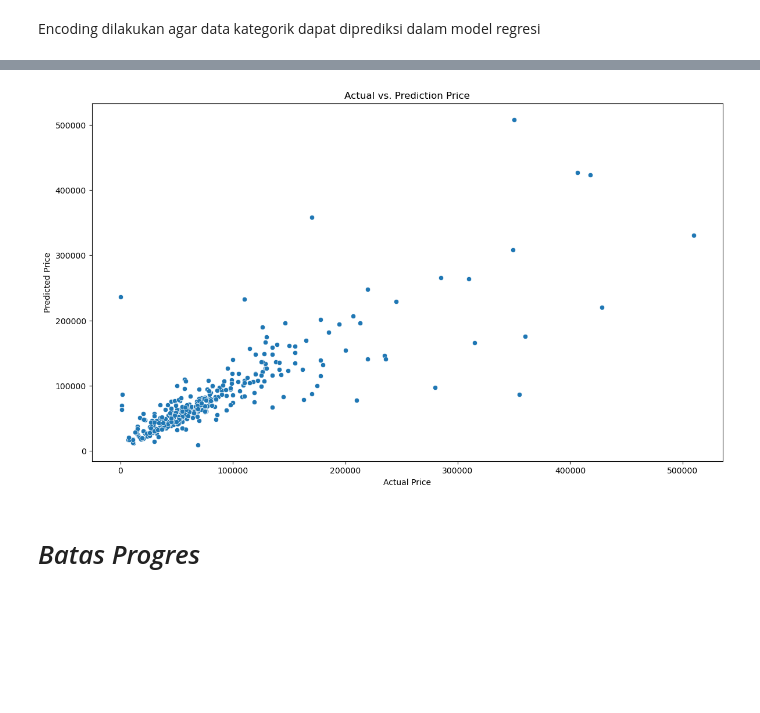
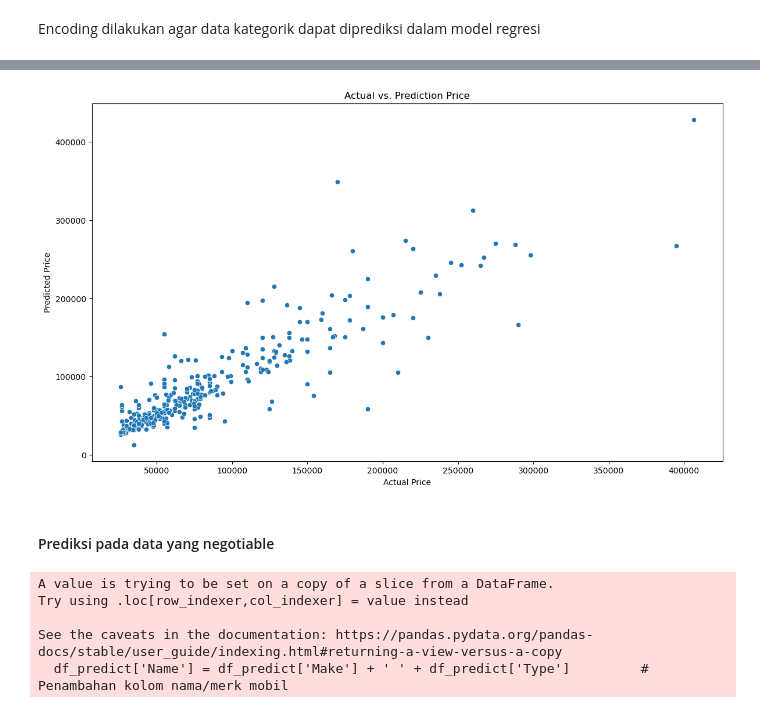
Before and after one commit to yudyaalif/Capstone_Modul_3, a Jupyter notebook: Capstone_Modul3.ipynb, the cells around one changed output, grey strips where cells are left out. Cells and saved outputs as stored; diff of their text form; code cells hidden in the pictures; blank space fills up the shorter version.

```diff
--- a/Capstone_Modul3.ipynb
+++ b/Capstone_Modul3.ipynb
@@ -493,3 +350,0 @@ random_xgb = RandomizedSearchCV(
-# %%
-# Fitting data training untuk mencari parameter terbaik
-random_xgb.fit(X_train, y_train)
@@ -568,0 +353,40 @@ score_after_tuning
+# %%
+# Hyperparameter tuning menggunakan GridSearchCV
+
+model = Pipeline(steps=[
+    ("preprocessor", transformer),
+    ("regressor", xgb)
+])
+
+param_grid = {
+    "regressor__n_estimators": [10, 50, 100, 200, 300, 400, 500],
+    "regressor__learning_rate": [0.005, 0.01, 0.05, 0.1, 0.2, 0.5],
+    "regressor__max_depth": [3, 5, 7, 9],
+    "regressor__subsample": [0.4, 0.6, 0.8, 1.0],
+    "regressor__colsample_bytree": [0.4, 0.6, 0.8, 1.0]
+}
+
+grid_search = GridSearchCV(model, param_grid, cv=3, scoring='neg_mean_absolute_percentage_error', n_jobs=-1)
+
+# Melatih model
+grid_search.fit(x_train, y_train)
+
+# Menampilkan hyperparameter terbaik
+print("Best hyperparameters:", grid_search.best_params_)
+
+# Melatih model terbaik pada seluruh data training
+best_model = grid_search.best_estimator_
+best_model.fit(x_train, y_train)
+
+# Prediksi harga mobil pada data testing
+y_pred = best_model.predict(x_test)
+
+# Evaluasi model
+mape = mean_absolute_percentage_error(y_test, y_pred)
+
+# Menampilkan hasil
+print(f"Mean Absolute Percentage Error (MPAE): {mape}")
+
+# Menampilkan beberapa hasil prediksi
+results = pd.DataFrame({"Actual": y_test, "Predicted": y_pred})
+print(results.head())
@@ -569,9 +402,7 @@ score_after_tuning
 # %%
 plt.figure(figsize=(14, 8))
-plot = sns.scatterplot(x=y_test, y=y_pred_xgb_tuning).set(title='Actual vs. Prediction Price',
+plot = sns.scatterplot(x=y_test, y=y_pred).set(title='Actual vs. Prediction Price',
                                                xlabel='Actual Price',
                                                ylabel='Predicted Price');
 # %% [output]
-[figure, old version]
+[figure, new version]
-# %% [markdown]
-# *Batas Progres* #
@@ -577,0 +411,23 @@ plot = sns.scatterplot(x=y_test, y=y_pred_xgb_tuning).set(title='Actual vs. Pred
+# %% [markdown]
+#### Prediksi pada data yang negotiable ####
+# %%
+df_predict['Name'] = df_predict['Make'] + ' ' + df_predict['Type']         # Penambahan kolom nama/merk mobil
+df_predict = df_predict.drop(columns=['Type', 'Make', 'Origin', 'Negotiable'])     # Penghapusan kolom yang tidak diperlukan
+
+bins = [0, 1000, 5000, 10000, 50000, 100000, 200000, 300000, 350000]
+labels = ['0-1000', '1000-5000', '5000-10000', '10000-50000', '50000-100000', '100000-200000', '200000-300000', '>300000']
+# Mengelompokkan data numerik ke dalam interval
+df_predict['Mileage'] = pd.cut(df_predict['Mileage'], bins=bins, labels=labels, right=False)
+le = LabelEncoder()
+# Meng-encode kelas interval
+df_predict['Mileage'] = le.fit_transform(df_predict['Mileage'])
+
+# Memisahkan data independen variabel dengan target
+x_predict = df_predict.drop(columns='Price')
+y_predict = df_predict['Price']
+# %% [output]
+A value is trying to be set on a copy of a slice from a DataFrame.
+Try using .loc[row_indexer,col_indexer] = value instead
+
+See the caveats in the documentation: https://pandas.pydata.org/pandas-docs/stable/user_guide/indexing.html#returning-a-view-versus-a-copy
+  df_predict['Name'] = df_predict['Make'] + ' ' + df_predict['Type']         # Penambahan kolom nama/merk mobil
```
Also changed, not shown: parts of 30 cells of this notebook.
